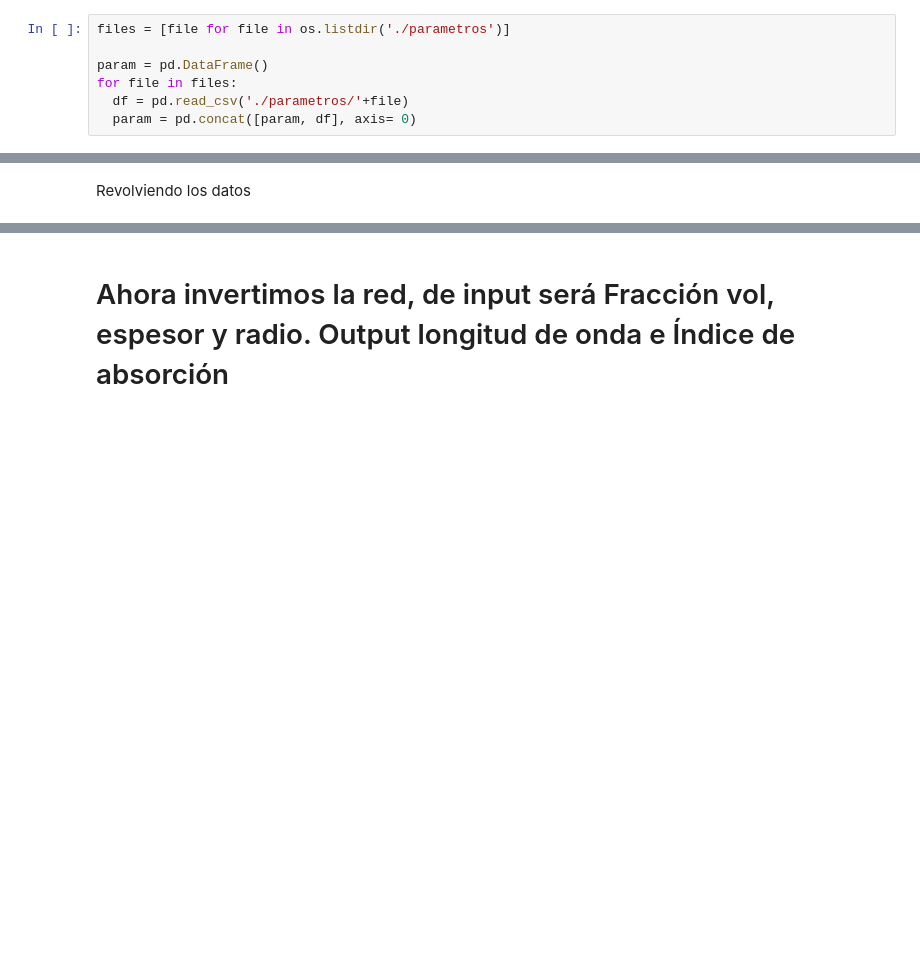
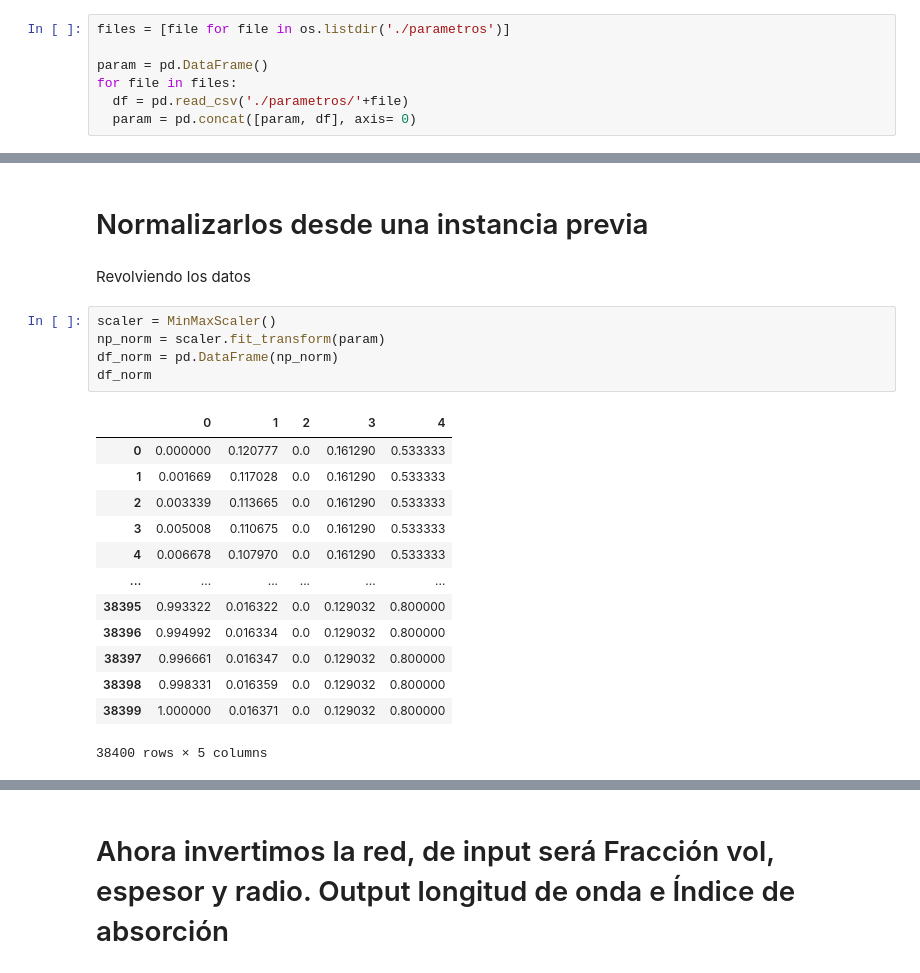
Before and after one commit to lorenzoog00/ASE, a Jupyter notebook: redN/RedNeuronal1/normalizado.ipynb, the cells around one changed output, grey strips where cells are left out. Drawn from its saved outputs; the diff is of its cells as text; blank space fills up the shorter version.

```diff
--- a/redN/RedNeuronal/normalizado.ipynb
+++ b/redN/RedNeuronal1/normalizado.ipynb
@@ -29,2 +62,23 @@ for file in files:
+# %% [markdown]
+# Normalizarlos desde una instancia previa
 # %% [markdown]
 Revolviendo los datos
+# %%
+scaler = MinMaxScaler()
+np_norm = scaler.fit_transform(param)
+df_norm = pd.DataFrame(np_norm)
+df_norm
+# %% [output]
+|  | 0 | 1 | 2 | 3 | 4 |
+| 0 | 0.000000 | 0.120777 | 0.0 | 0.161290 | 0.533333 |
+| 1 | 0.001669 | 0.117028 | 0.0 | 0.161290 | 0.533333 |
+| 2 | 0.003339 | 0.113665 | 0.0 | 0.161290 | 0.533333 |
+| 3 | 0.005008 | 0.110675 | 0.0 | 0.161290 | 0.533333 |
+| 4 | 0.006678 | 0.107970 | 0.0 | 0.161290 | 0.533333 |
+| ... | ... | ... | ... | ... | ... |
+| 38395 | 0.993322 | 0.016322 | 0.0 | 0.129032 | 0.800000 |
+| 38396 | 0.994992 | 0.016334 | 0.0 | 0.129032 | 0.800000 |
+| 38397 | 0.996661 | 0.016347 | 0.0 | 0.129032 | 0.800000 |
+| 38398 | 0.998331 | 0.016359 | 0.0 | 0.129032 | 0.800000 |
+| 38399 | 1.000000 | 0.016371 | 0.0 | 0.129032 | 0.800000 |
+38400 rows × 5 columns
```
Also changed, not shown: parts of 30 cells of this notebook, 9 other files.
